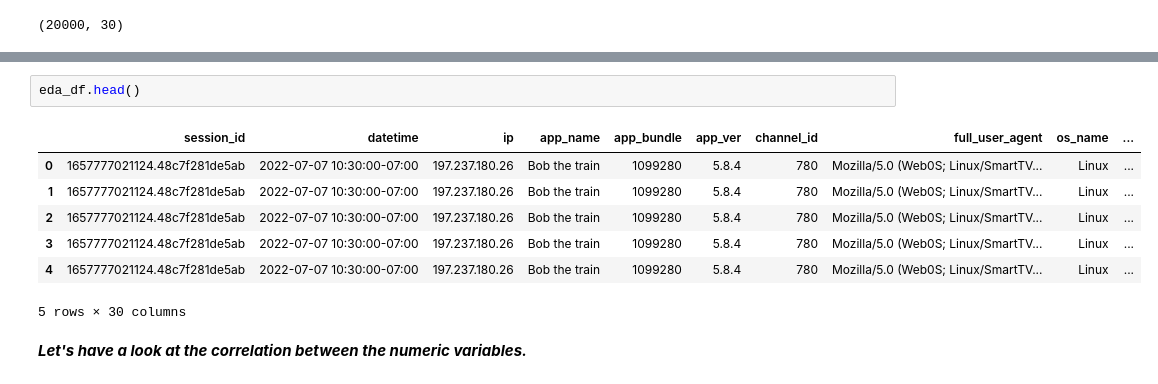
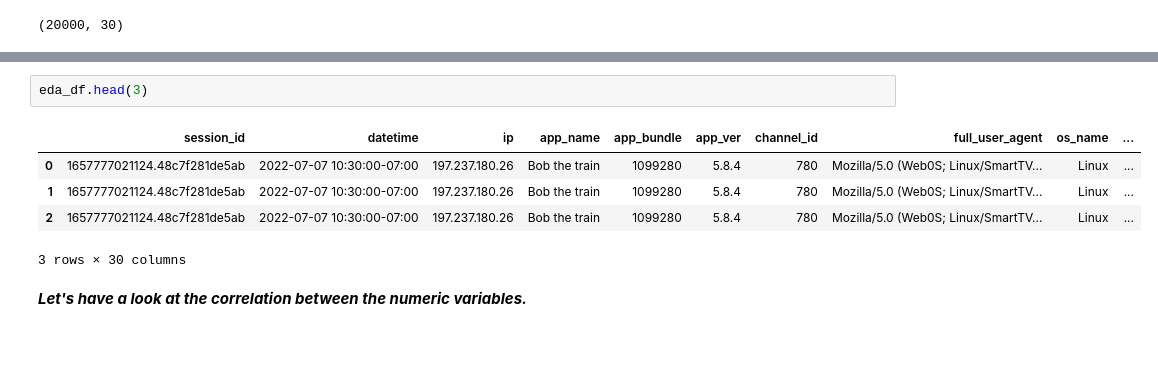
Before and after one commit to kabirodavies/data-project, a Jupyter notebook: Castify_project.ipynb, the cells around one changed output, grey strips where cells are left out. Drawn from its saved outputs; the diff is of its cells as text; blank space fills up the shorter version.

```diff
--- a/Castify_project.ipynb
+++ b/Castify_project.ipynb
@@ -351,13 +356,11 @@ eda_df.shape
 # %%
-eda_df.head()
+eda_df.head(3)
 # %% [output]
 |  | session_id | datetime | ip | app_name | app_bundle | app_ver | channel_id | full_user_agent | os_name | ... |
 | 0 | 1657777021124.48c7f281de5ab | 2022-07-07 10:30:00-07:00 | 197.237.180.26 | Bob the train | 1099280 | 5.8.4 | 780 | Mozilla/5.0 (Web0S; Linux/SmartTV... | Linux | ... |
 | 1 | 1657777021124.48c7f281de5ab | 2022-07-07 10:30:00-07:00 | 197.237.180.26 | Bob the train | 1099280 | 5.8.4 | 780 | Mozilla/5.0 (Web0S; Linux/SmartTV... | Linux | ... |
 | 2 | 1657777021124.48c7f281de5ab | 2022-07-07 10:30:00-07:00 | 197.237.180.26 | Bob the train | 1099280 | 5.8.4 | 780 | Mozilla/5.0 (Web0S; Linux/SmartTV... | Linux | ... |
-| 3 | 1657777021124.48c7f281de5ab | 2022-07-07 10:30:00-07:00 | 197.237.180.26 | Bob the train | 1099280 | 5.8.4 | 780 | Mozilla/5.0 (Web0S; Linux/SmartTV... | Linux | ... |
-| 4 | 1657777021124.48c7f281de5ab | 2022-07-07 10:30:00-07:00 | 197.237.180.26 | Bob the train | 1099280 | 5.8.4 | 780 | Mozilla/5.0 (Web0S; Linux/SmartTV... | Linux | ... |
-5 rows × 30 columns
+3 rows × 30 columns
 # %% [markdown]
 ***Let's have a look at the correlation between the numeric variables.***
 # %%
```
Also changed, not shown: parts of 8 cells of this notebook.
